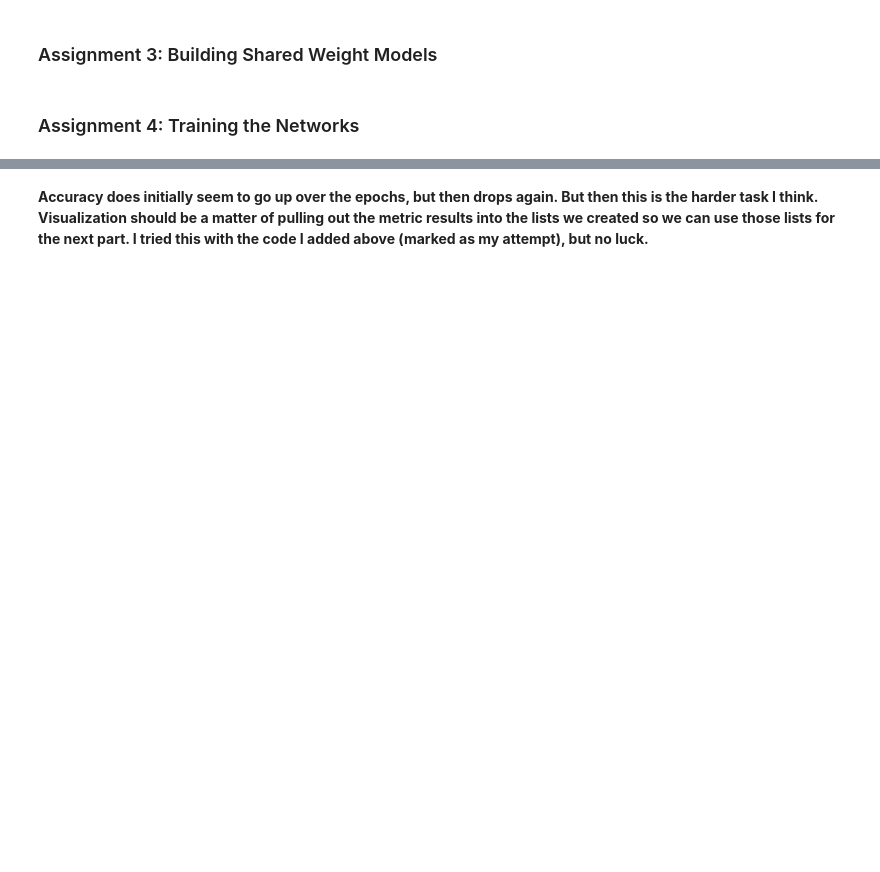
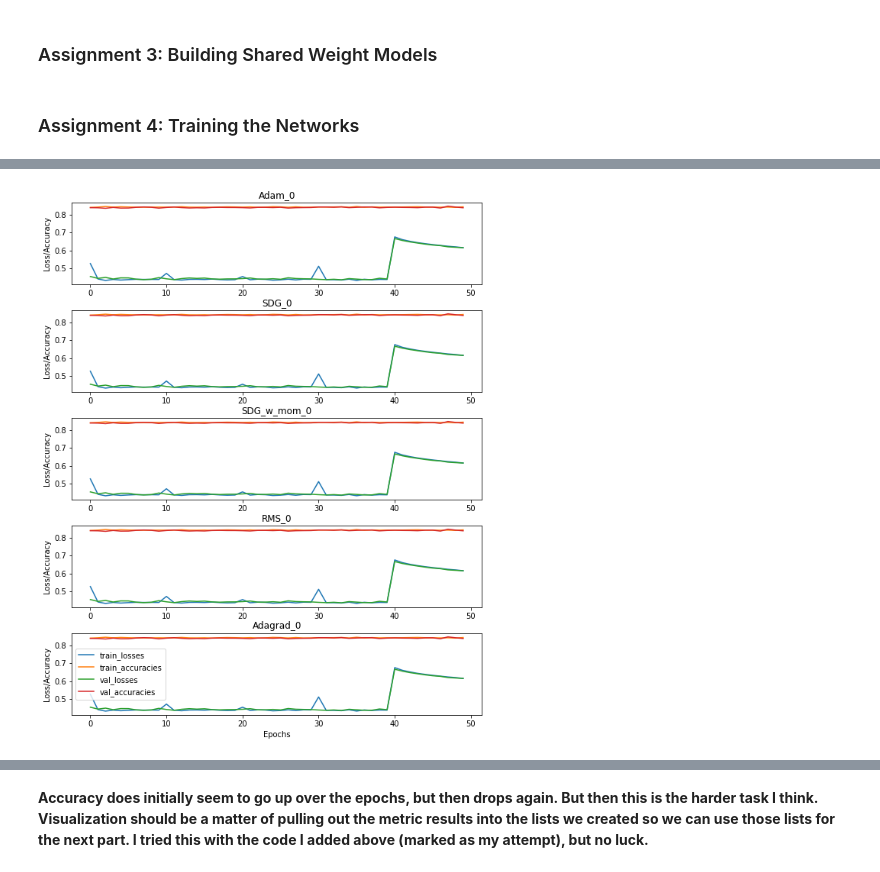
Before and after one commit to pippowell/IANNwTFGr10, a Jupyter notebook: Homework/04/Gr10HW04.ipynb, the cells around one changed output, grey strips where cells are left out. Drawn from its saved outputs; the diff is of its cells as text; code cells hidden in the pictures; blank space fills up the shorter version.

```diff
--- a/Homework/04/Gr10HW04.ipynb
+++ b/Homework/04/Gr10HW04.ipynb
@@ -309,17 +349,73 @@ KeyboardInterrupt:
 # %%
-# Train a model to solve the first math problem
+# Train a model to solve the first math problem & save lists of loss and acc for visualization
 training(2, 0, tf.keras.optimizers.Adam())
-adamlist_0 = [train_losses, train_accuracies, val_losses, val_accuracies]
+Adam_0 = [train_losses, train_accuracies, val_losses, val_accuracies]
 
 training(2, 0, tf.keras.optimizers.SGD(learning_rate=learning_rate, momentum=0.0))
 SDG_0 = [train_losses, train_accuracies, val_losses, val_accuracies]
 
 training(2, 0, tf.keras.optimizers.SGD(learning_rate=learning_rate, momentum=0.5))
-SDG_mom_0 = [train_losses, train_accuracies, val_losses, val_accuracies]
+SDG_w_mom_0 = [train_losses, train_accuracies, val_losses, val_accuracies]
 
 training(2, 0, tf.keras.optimizers.RMSprop())
 RMS_0 = [train_losses, train_accuracies, val_losses, val_accuracies]
 
 training(2, 0, tf.keras.optimizers.Adagrad())
 Adagrad_0 = [train_losses, train_accuracies, val_losses, val_accuracies]
+# %%
+# multiple plots for subtask 0
+fig, (ax1, ax2, ax3, ax4, ax5) = plt.subplots(5, 1, figsize=(8, 10))
+
+ax1.set_title("Adam_0")
+ax1.plot(Adam_0[0], label='train_losses')
+ax1.plot(Adam_0[1], label='train_accuracies')
+ax1.plot(Adam_0[2], label='val_losses')
+ax1.plot(Adam_0[3], label='val_accuracies')
+
+# ax1.set_xlabel("Epochs")
+ax1.set_ylabel("Loss/Accuracy")
+
+ax2.set_title("SDG_0")
+ax2.plot(SDG_0[0], label='train_losses')
+ax2.plot(SDG_0[1], label='train_accuracies')
+ax2.plot(SDG_0[2], label='val_losses')
+ax2.plot(SDG_0[3], label='val_accuracies')
+
+# ax2.set_xlabel("Epochs")
+ax2.set_ylabel("Loss/Accuracy")
+
+ax3.set_title("SDG_w_mom_0")
+ax3.plot(SDG_w_mom_0[0], label='train_losses')
+ax3.plot(SDG_w_mom_0[1], label='train_accuracies')
+ax3.plot(SDG_w_mom_0[2], label='val_losses')
+ax3.plot(SDG_w_mom_0[3], label='val_accuracies')
+
+# ax3.set_xlabel("Epochs")
+ax3.set_ylabel("Loss/Accuracy")
+
+ax4.set_title("RMS_0")
+ax4.plot(RMS_0[0], label='train_losses')
+ax4.plot(RMS_0[1], label='train_accuracies')
+ax4.plot(RMS_0[2], label='val_losses')
+ax4.plot(RMS_0[3], label='val_accuracies')
+
+# ax4.set_xlabel("Epochs")
+ax4.set_ylabel("Loss/Accuracy")
+
+ax5.set_title("Adagrad_0")
+ax5.plot(Adagrad_0[0], label='train_losses')
+ax5.plot(Adagrad_0[1], label='train_accuracies')
+ax5.plot(Adagrad_0[2], label='val_losses')
+ax5.plot(Adagrad_0[3], label='val_accuracies')
+
+ax5.set_xlabel("Epochs")
+ax5.set_ylabel("Loss/Accuracy")
+
+plt.legend()
+fig.savefig("Plots for subtask 0")
+
+fig.tight_layout(pad=0.1)
+plt.show()
+# %% [output]
+[figure, added]
 # %%
```
Also changed, not shown: parts of 15 cells of this notebook, 13 other files.
